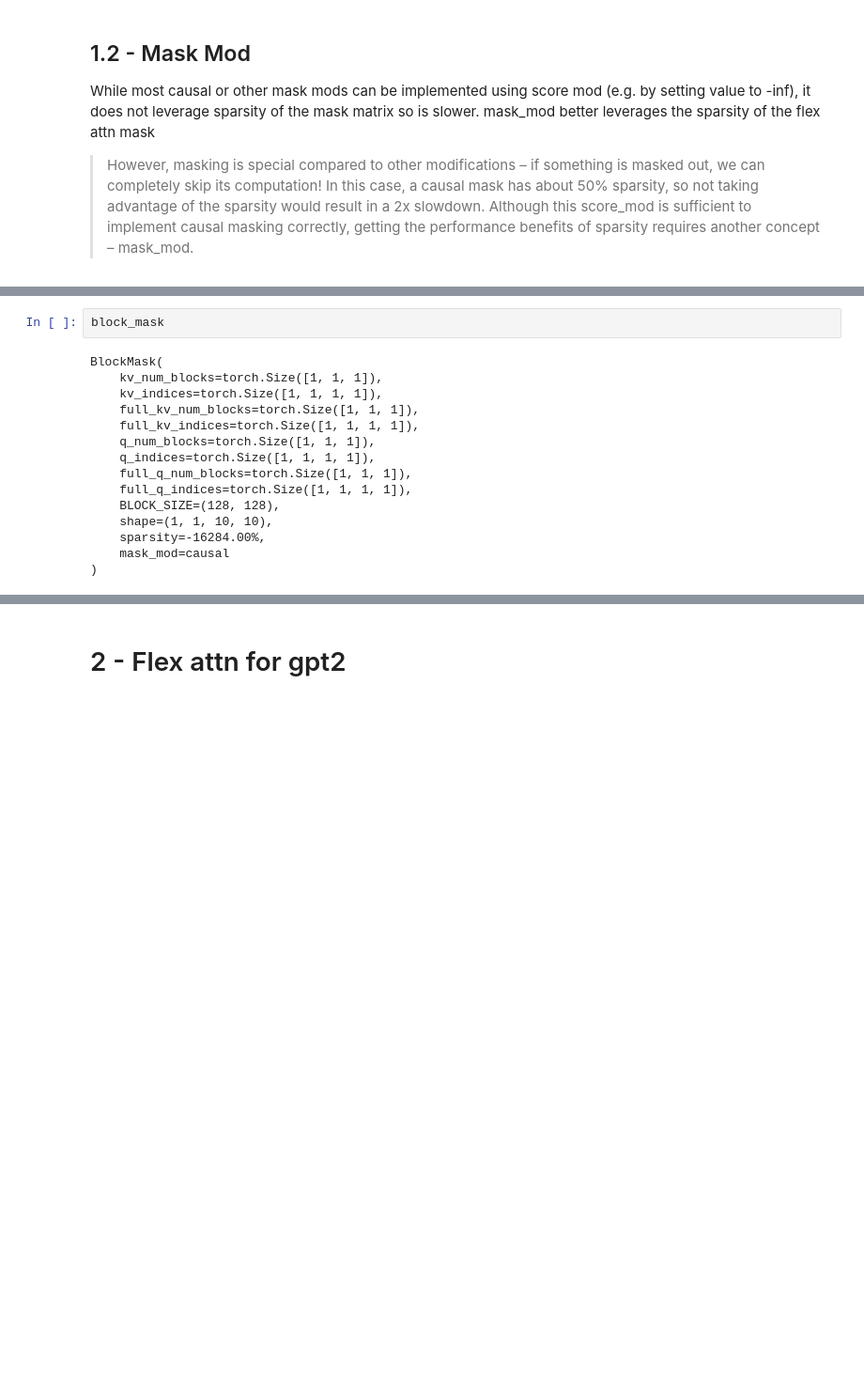
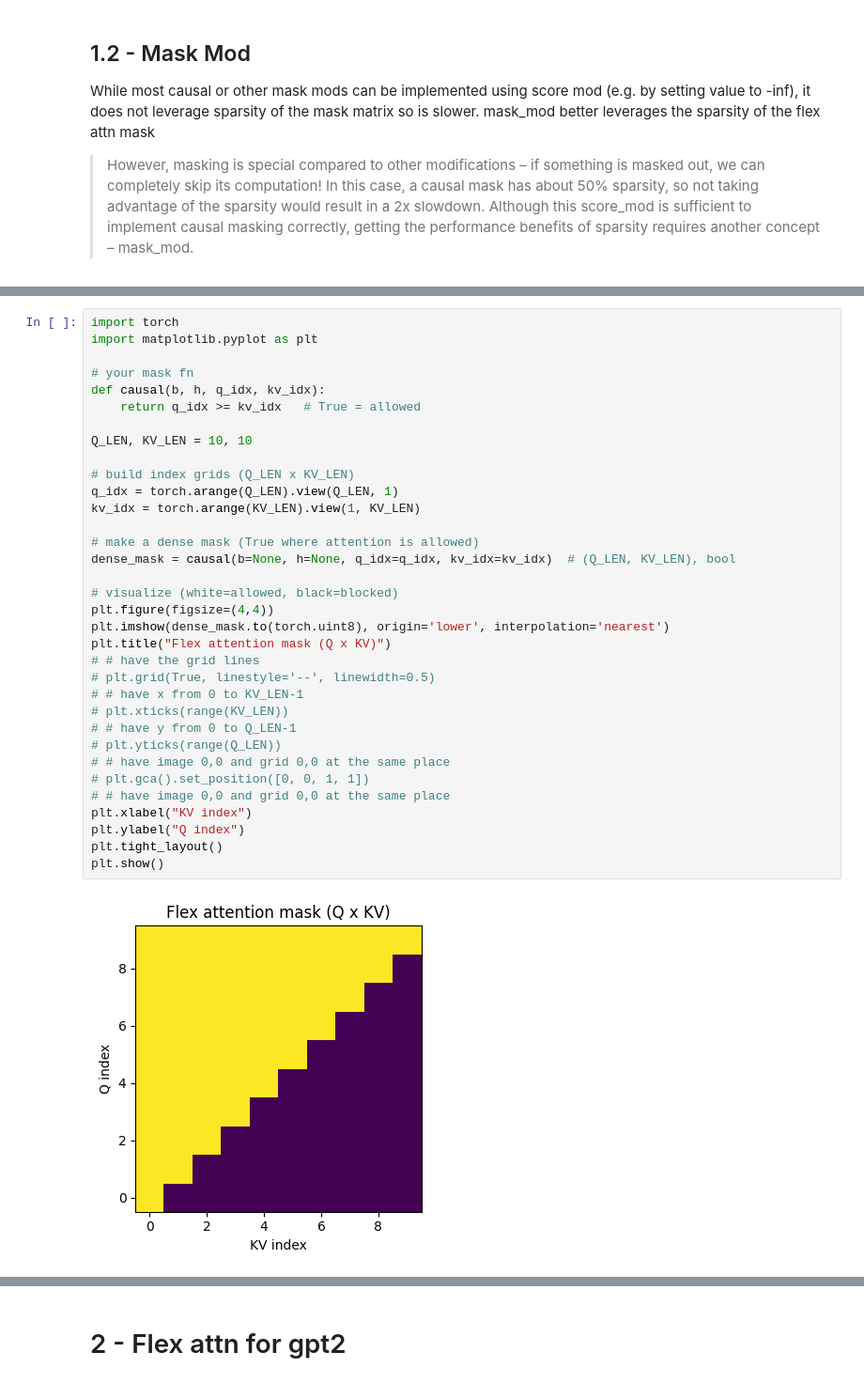
Before and after one commit to Multimodal-Fusion/nanoGPT, a Jupyter notebook: notebooks/flexattn.ipynb, the cells around one changed output, grey strips where cells are left out. Shown at 94% size. Saved outputs shown, nothing was run; the diff lists cells and outputs as text; blank space fills up the shorter version.

```diff
--- a/notebooks/flexattn.ipynb
+++ b/notebooks/flexattn.ipynb
@@ -81,17 +74,36 @@ RuntimeError: Expect q/k/v and block_mask to be on the same device but got cpu a
-# %%
-block_mask
-# %% [output]
-BlockMask(
-    kv_num_blocks=torch.Size([1, 1, 1]),
-    kv_indices=torch.Size([1, 1, 1, 1]),
-    full_kv_num_blocks=torch.Size([1, 1, 1]),
-    full_kv_indices=torch.Size([1, 1, 1, 1]),
-    q_num_blocks=torch.Size([1, 1, 1]),
-    q_indices=torch.Size([1, 1, 1, 1]),
-    full_q_num_blocks=torch.Size([1, 1, 1]),
-    full_q_indices=torch.Size([1, 1, 1, 1]),
-    BLOCK_SIZE=(128, 128),
-    shape=(1, 1, 10, 10),
-    sparsity=-16284.00%,
-    mask_mod=causal
-)
+# %%
+import torch
+import matplotlib.pyplot as plt
+
+# your mask fn
+def causal(b, h, q_idx, kv_idx):
+    return q_idx >= kv_idx   # True = allowed
+
+Q_LEN, KV_LEN = 10, 10
+
+# build index grids (Q_LEN x KV_LEN)
+q_idx = torch.arange(Q_LEN).view(Q_LEN, 1)
+kv_idx = torch.arange(KV_LEN).view(1, KV_LEN)
+
+# make a dense mask (True where attention is allowed)
+dense_mask = causal(b=None, h=None, q_idx=q_idx, kv_idx=kv_idx)  # (Q_LEN, KV_LEN), bool
+
+# visualize (white=allowed, black=blocked)
+plt.figure(figsize=(4,4))
+plt.imshow(dense_mask.to(torch.uint8), origin='lower', interpolation='nearest')
+plt.title("Flex attention mask (Q x KV)")
+# # have the grid lines
+# plt.grid(True, linestyle='--', linewidth=0.5)
+# # have x from 0 to KV_LEN-1
+# plt.xticks(range(KV_LEN))
+# # have y from 0 to Q_LEN-1
+# plt.yticks(range(Q_LEN))
+# # have image 0,0 and grid 0,0 at the same place
+# plt.gca().set_position([0, 0, 1, 1])
+# # have image 0,0 and grid 0,0 at the same place
+plt.xlabel("KV index")
+plt.ylabel("Q index")
+plt.tight_layout()
+plt.show()
+# %% [output]
+[figure, added]
```
Also changed, not shown: parts of 6 cells of this notebook, 3 other files.
